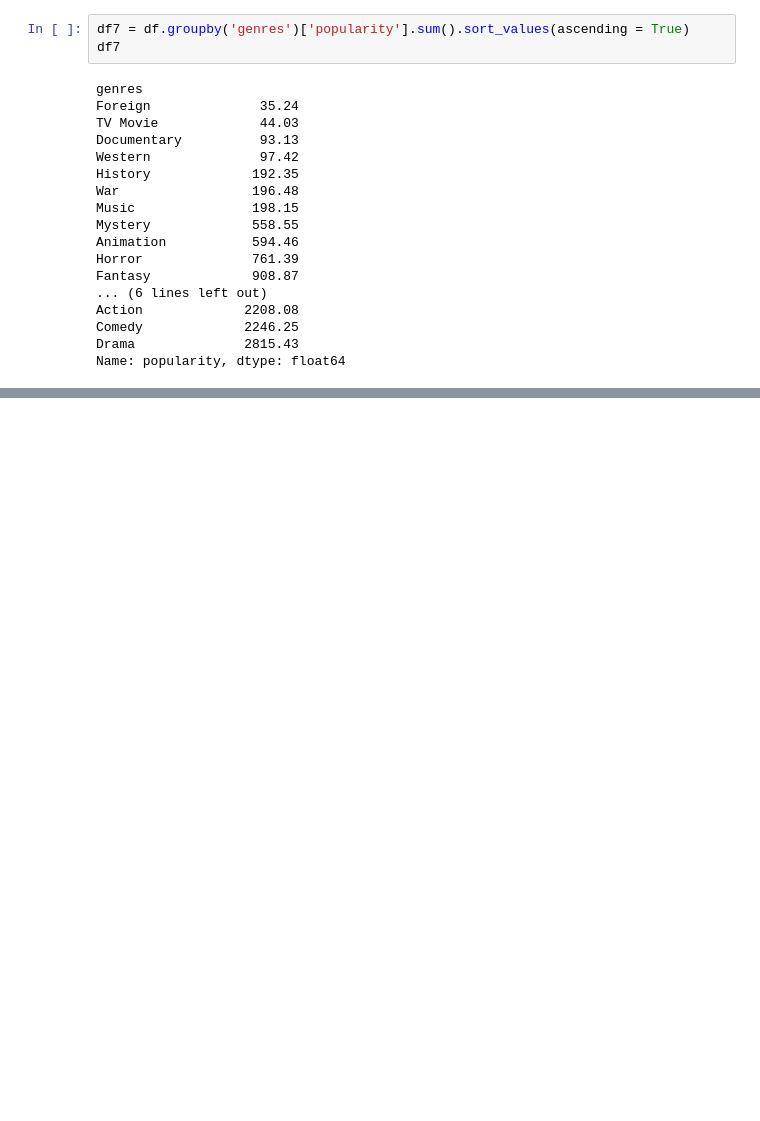
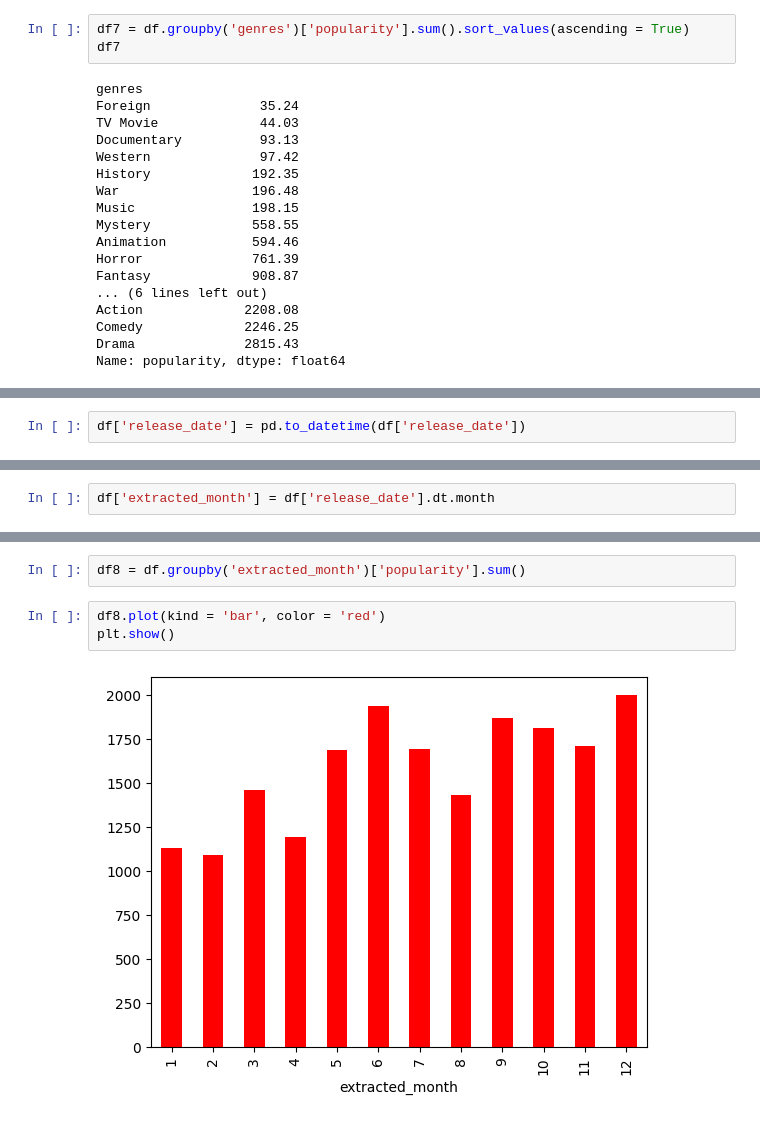
Before and after one commit to LuisAntonioDoHer/Movies_data_analysis, a Jupyter notebook: Movies_data_analysis.ipynb, the cells around one changed output, grey strips where cells are left out. Drawn from its saved outputs; the diff is of its cells as text; blank space fills up the shorter version.

```diff
--- a/Movies_data_analysis.ipynb
+++ b/Movies_data_analysis.ipynb
@@ -298,0 +322,2 @@ plt.show()
+# %%
+df['release_date'] = pd.to_datetime(df['release_date'])
@@ -298,0 +354,2 @@ plt.show()
+# %%
+df['extracted_month'] = df['release_date'].dt.month
@@ -298,0 +365,7 @@ plt.show()
+# %%
+df8 = df.groupby('extracted_month')['popularity'].sum()
+# %%
+df8.plot(kind = 'bar', color = 'red')
+plt.show()
+# %% [output]
+[figure, added]
```
Also changed, not shown: parts of 6 cells of this notebook.
